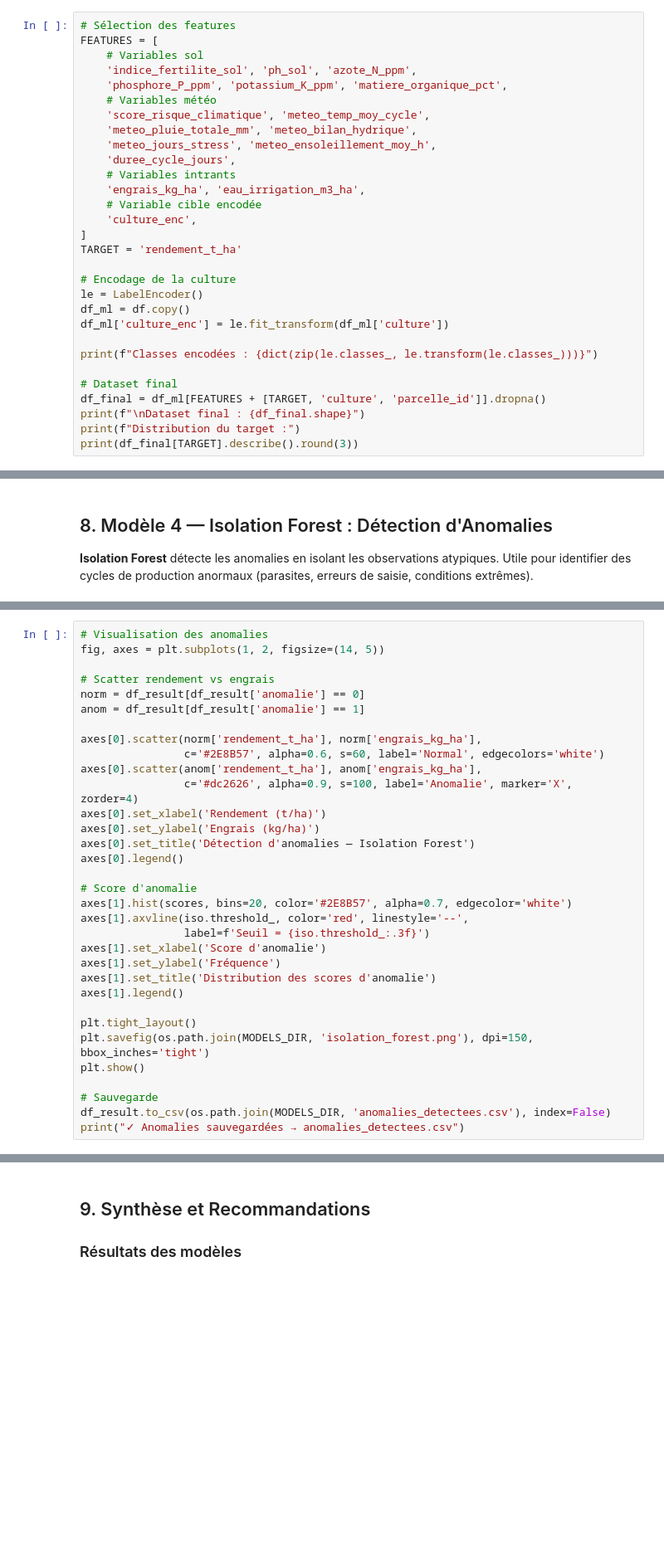
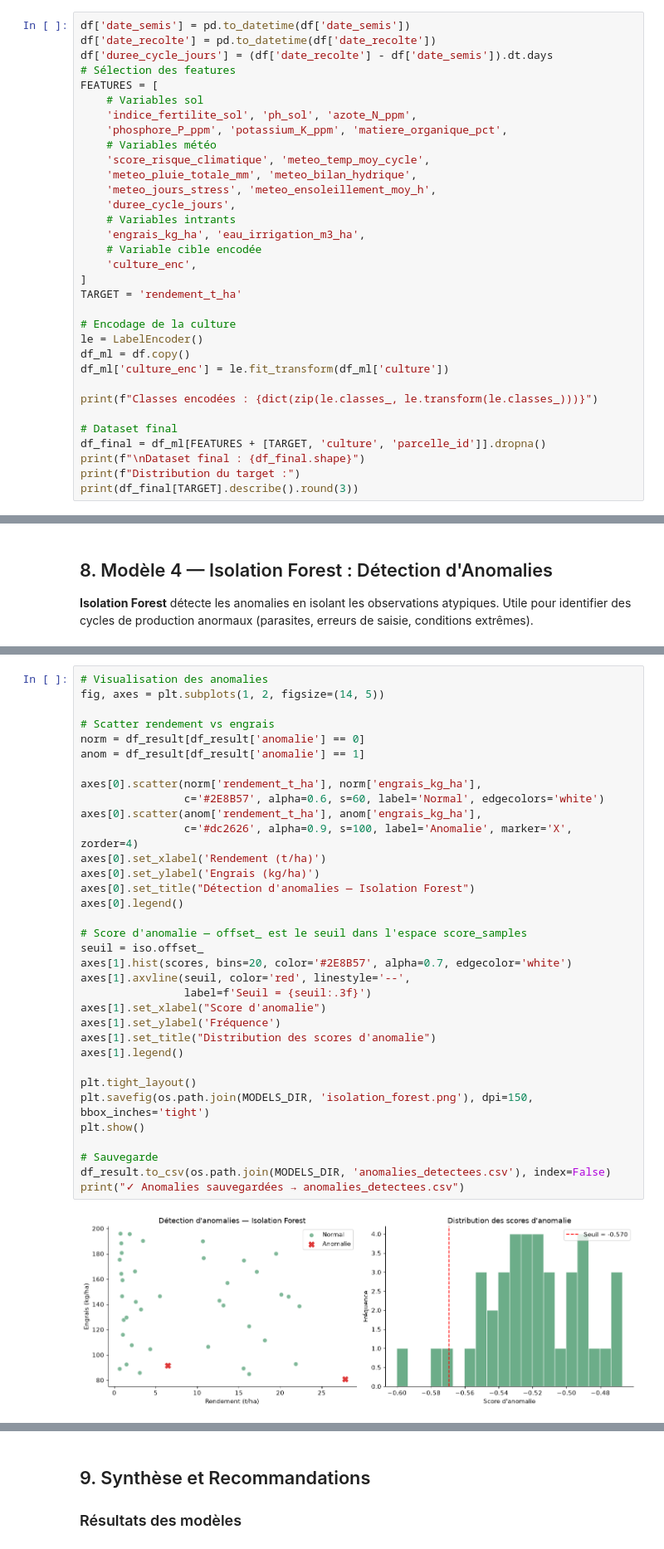
Before and after one commit to kkepiphane/pipeline-ferme-agricole, a Jupyter notebook: notebooks/analyse_ml.ipynb, the cells around one changed output, grey strips where cells are left out. Shown at 83% size. Cells and saved outputs as stored; diff of their text form; blank space fills up the shorter version.

```diff
--- a/notebooks/analyse_ml.ipynb
+++ b/notebooks/analyse_ml.ipynb
@@ -188,6 +254,9 @@ plt.show()
 3. Gestion des valeurs manquantes
 4. Split train/test stratifié
 # %%
+df['date_semis'] = pd.to_datetime(df['date_semis'])
+df['date_recolte'] = pd.to_datetime(df['date_recolte'])
+df['duree_cycle_jours'] = (df['date_recolte'] - df['date_semis']).dt.days
 # Sélection des features
 FEATURES = [
     # Variables sol
@@ -548,33 +711,36 @@ print(df_result[df_result['anomalie']==1][['parcelle_id','culture','saison','ann
 # %%
 # Visualisation des anomalies
 fig, axes = plt.subplots(1, 2, figsize=(14, 5))
 
 # Scatter rendement vs engrais
 norm = df_result[df_result['anomalie'] == 0]
 anom = df_result[df_result['anomalie'] == 1]
 
 axes[0].scatter(norm['rendement_t_ha'], norm['engrais_kg_ha'],
                 c='#2E8B57', alpha=0.6, s=60, label='Normal', edgecolors='white')
 axes[0].scatter(anom['rendement_t_ha'], anom['engrais_kg_ha'],
                 c='#dc2626', alpha=0.9, s=100, label='Anomalie', marker='X', zorder=4)
 axes[0].set_xlabel('Rendement (t/ha)')
 axes[0].set_ylabel('Engrais (kg/ha)')
-axes[0].set_title('Détection d'anomalies — Isolation Forest')
+axes[0].set_title("Détection d'anomalies — Isolation Forest")
 axes[0].legend()
 
-# Score d'anomalie
+# Score d'anomalie — offset_ est le seuil dans l'espace score_samples
+seuil = iso.offset_
 axes[1].hist(scores, bins=20, color='#2E8B57', alpha=0.7, edgecolor='white')
-axes[1].axvline(iso.threshold_, color='red', linestyle='--',
-                label=f'Seuil = {iso.threshold_:.3f}')
-axes[1].set_xlabel('Score d'anomalie')
+axes[1].axvline(seuil, color='red', linestyle='--',
+                label=f'Seuil = {seuil:.3f}')
+axes[1].set_xlabel("Score d'anomalie")
 axes[1].set_ylabel('Fréquence')
-axes[1].set_title('Distribution des scores d'anomalie')
+axes[1].set_title("Distribution des scores d'anomalie")
 axes[1].legend()
 
 plt.tight_layout()
 plt.savefig(os.path.join(MODELS_DIR, 'isolation_forest.png'), dpi=150, bbox_inches='tight')
 plt.show()
 
 # Sauvegarde
 df_result.to_csv(os.path.join(MODELS_DIR, 'anomalies_detectees.csv'), index=False)
 print("✓ Anomalies sauvegardées → anomalies_detectees.csv")
+# %% [output]
+[figure, added]
```
Also changed, not shown: parts of 25 cells of this notebook, 11 other files.
